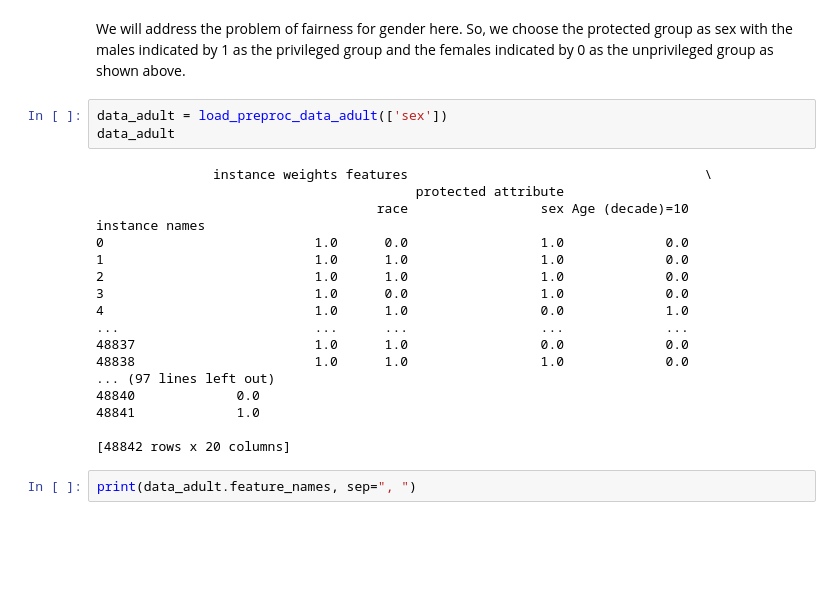
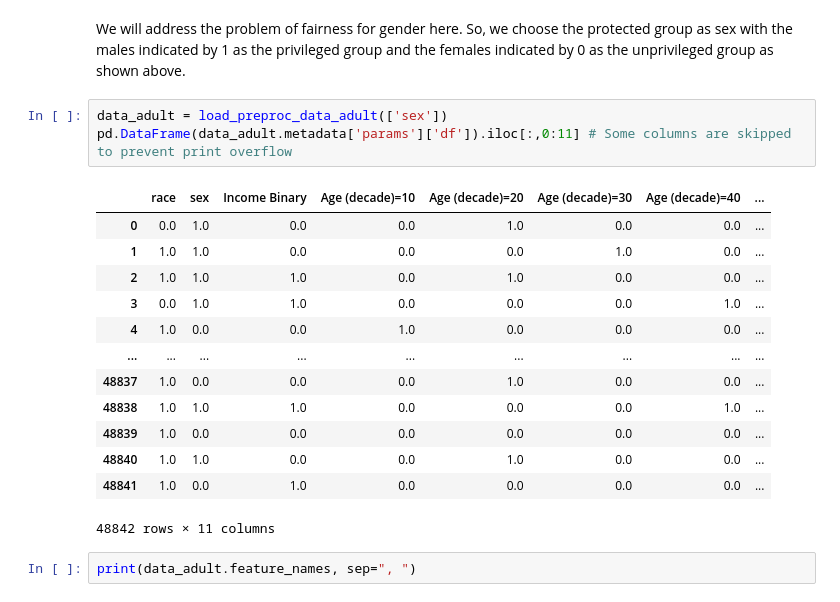
Before and after one commit to RishiDarkDevil/Regularization-Based-Fair-Classifier, a Jupyter notebook: Fairness-Definitions-Comparison.ipynb, the cells around one changed output. Cells and saved outputs as stored; diff of their text form; blank space fills up the shorter version.

```diff
--- a/Fairness-Definitions-Comparison.ipynb
+++ b/Fairness-Definitions-Comparison.ipynb
@@ -64,25 +61,21 @@ unpriv_group = [{'sex':0}]
 We will address the problem of fairness for gender here. So, we choose the protected group as sex with the males indicated by 1 as the privileged group and the females indicated by 0 as the unprivileged group as shown above.
 # %%
 data_adult = load_preproc_data_adult(['sex'])
-data_adult
+pd.DataFrame(data_adult.metadata['params']['df']).iloc[:,0:11] # Some columns are skipped to prevent print overflow
 # %% [output]
+|  | race | sex | Income Binary | Age (decade)=10 | Age (decade)=20 | Age (decade)=30 | Age (decade)=40 | ... |
+| 0 | 0.0 | 1.0 | 0.0 | 0.0 | 1.0 | 0.0 | 0.0 | ... |
+| 1 | 1.0 | 1.0 | 0.0 | 0.0 | 0.0 | 1.0 | 0.0 | ... |
+| 2 | 1.0 | 1.0 | 1.0 | 0.0 | 1.0 | 0.0 | 0.0 | ... |
+| 3 | 0.0 | 1.0 | 1.0 | 0.0 | 0.0 | 0.0 | 1.0 | ... |
+| 4 | 1.0 | 0.0 | 0.0 | 1.0 | 0.0 | 0.0 | 0.0 | ... |
+| ... | ... | ... | ... | ... | ... | ... | ... | ... |
+| 48837 | 1.0 | 0.0 | 0.0 | 0.0 | 1.0 | 0.0 | 0.0 | ... |
+| 48838 | 1.0 | 1.0 | 1.0 | 0.0 | 0.0 | 0.0 | 1.0 | ... |
+| 48839 | 1.0 | 0.0 | 0.0 | 0.0 | 0.0 | 0.0 | 0.0 | ... |
+| 48840 | 1.0 | 1.0 | 0.0 | 0.0 | 1.0 | 0.0 | 0.0 | ... |
+| 48841 | 1.0 | 0.0 | 1.0 | 0.0 | 0.0 | 0.0 | 0.0 | ... |
-               instance weights features                                      \
-                                         protected attribute
-                                    race                 sex Age (decade)=10
-instance names
-0                           1.0      0.0                 1.0             0.0
-1                           1.0      1.0                 1.0             0.0
-2                           1.0      1.0                 1.0             0.0
-3                           1.0      0.0                 1.0             0.0
-4                           1.0      1.0                 0.0             1.0
-...                         ...      ...                 ...             ...
-48837                       1.0      1.0                 0.0             0.0
-48838                       1.0      1.0                 1.0             0.0
-... (97 lines left out)
-48840             0.0
-48841             1.0
-
-[48842 rows x 20 columns]
+48842 rows × 11 columns
 # %%
 print(data_adult.feature_names, sep=", ")
 # %% [output]
```
Also changed, not shown: parts of 14 cells of this notebook.
